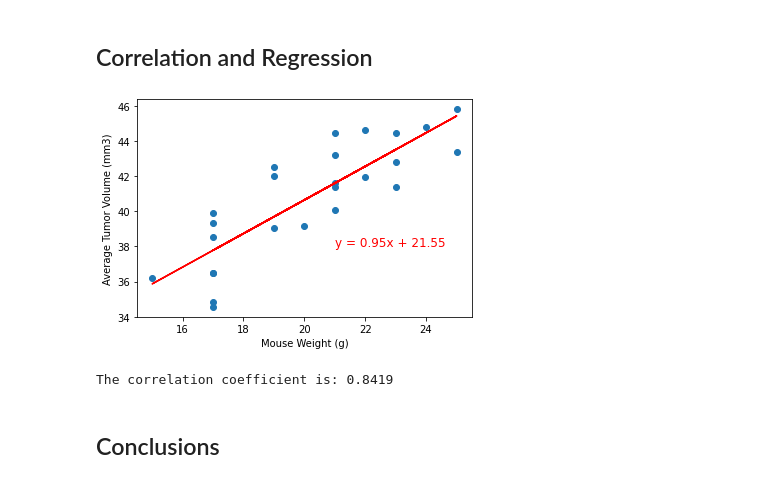
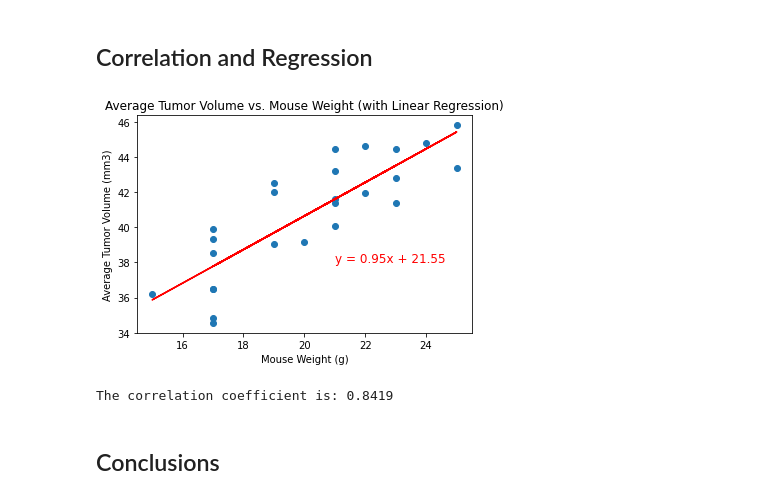
Before and after one commit to luchovzla/matplotlib-challenge, a Jupyter notebook: Pymaceuticals/pymaceuticals_starter.ipynb, the cells around one changed output. Cells and saved outputs as stored; diff of their text form; code cells hidden in the pictures.

```diff
--- a/Pymaceuticals/pymaceuticals_starter.ipynb
+++ b/Pymaceuticals/pymaceuticals_starter.ipynb
@@ -416,34 +417,35 @@ plt.show()
 # %%
 # Calculate the correlation coefficient and linear regression model
 # for mouse weight and average tumor volume for the Capomulin regimen
 
 # Define the x and y values
 x_values = avg_weight["Weight (g)"]
 y_values = avg_weight["Tumor Volume (mm3)"]
 
 # Obtain the values to define a linear regression curve, using the linregress function
 (slope, intercept, rvalue, pvalue, stderr) = st.linregress(x_values, y_values)
 
 # Obtain predicted values using the linear regression equation
 regress_values = slope * x_values + intercept
 
 # Scatter plot
 plt.scatter(x_values, y_values)
 plt.plot(x_values, regress_values, "r-", color = "red")
 
 # Annotate line equation
 line_equation = f"y = {round(slope, 2)}x + {round(intercept, 2)}"
 plt.annotate(line_equation, (21, 38), fontsize = 12, color = "red")
 
 # Labels and show plot
 plt.xlabel("Mouse Weight (g)")
 plt.ylabel("Average Tumor Volume (mm3)")
+plt.title("Average Tumor Volume vs. Mouse Weight (with Linear Regression)")
 plt.show()
 
 # Our correlation coefficient is rvalue, so we can print it.
 print(f"The correlation coefficient is: {round(rvalue, 4)}")
 # %% [output]
-[figure, old version]
+[figure, new version]
 The correlation coefficient is: 0.8419
 # %% [markdown]
 ## Conclusions
```
Also changed, not shown: parts of 3 cells of this notebook, 1 other file.
